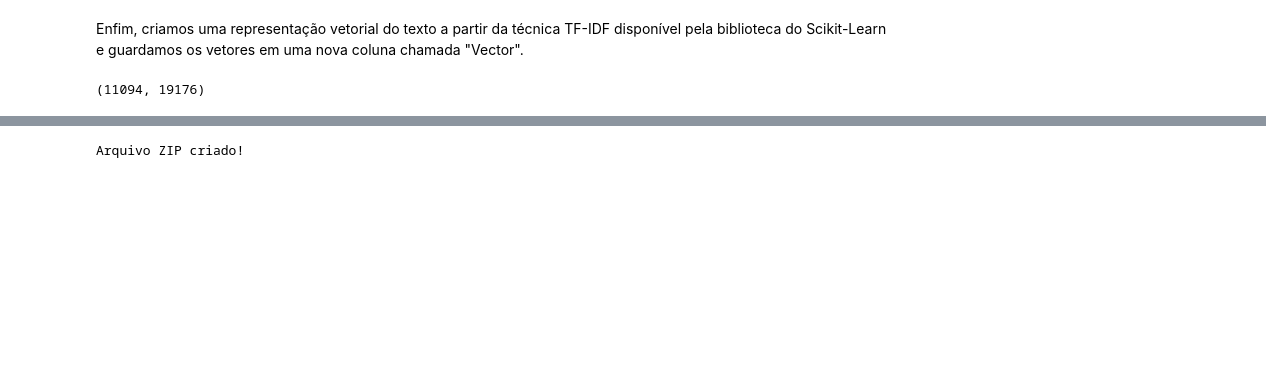
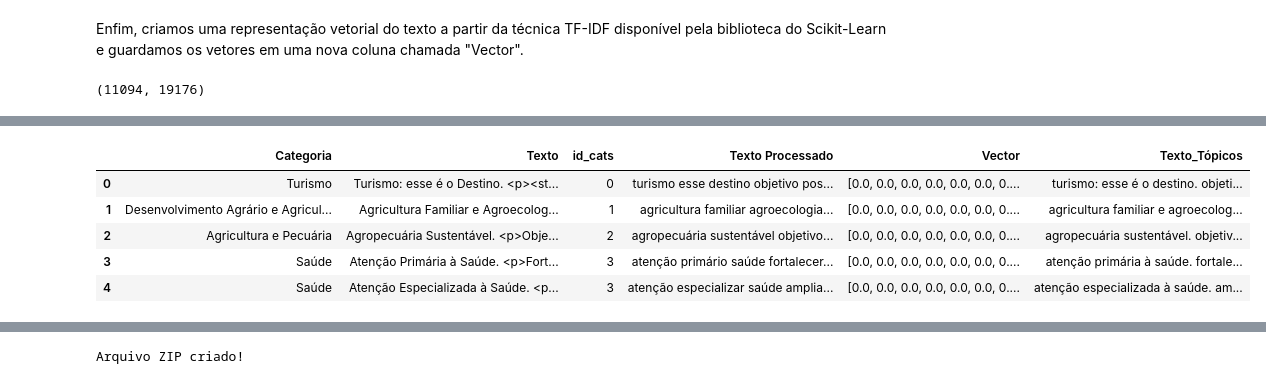
Before and after one commit to ResidenciaTICBrisa/BP-Classificador-de-Propostas, a Jupyter notebook: processo_de_desenvolvimento.ipynb, the cells around one changed output, grey strips where cells are left out. Saved outputs shown, nothing was run; the diff lists cells and outputs as text; code cells hidden in the pictures; blank space fills up the shorter version.

```diff
--- a/processo_de_desenvolvimento.ipynb
+++ b/processo_de_desenvolvimento.ipynb
@@ -320,0 +364,18 @@ propostas['Vector'] = docs.tolist()
+# %%
+def cleaning(text):
+  text = re.sub(REGX_HTML, '', text)  # Removendo tags HTML
+  text = re.sub(REGX_ENDING, '', text)  # Removendo texto desnecessário no final
+  text = text.lower()
+
+  return text
+
+# Cleaning text from column "Texto"
+propostas['Texto_Tópicos'] = propostas['Texto'].apply(cleaning)
+propostas.head()
+# %% [output]
+|  | Categoria | Texto | id_cats | Texto Processado | Vector | Texto_Tópicos |
+| 0 | Turismo | Turismo: esse é o Destino. <p><st... | 0 | turismo esse destino objetivo pos... | [0.0, 0.0, 0.0, 0.0, 0.0, 0.0, 0.... | turismo: esse é o destino. objeti... |
+| 1 | Desenvolvimento Agrário e Agricul... | Agricultura Familiar e Agroecolog... | 1 | agricultura familiar agroecologia... | [0.0, 0.0, 0.0, 0.0, 0.0, 0.0, 0.... | agricultura familiar e agroecolog... |
+| 2 | Agricultura e Pecuária | Agropecuária Sustentável. <p>Obje... | 2 | agropecuária sustentável objetivo... | [0.0, 0.0, 0.0, 0.0, 0.0, 0.0, 0.... | agropecuária sustentável. objetiv... |
+| 3 | Saúde | Atenção Primária à Saúde. <p>Fort... | 3 | atenção primário saúde fortalecer... | [0.0, 0.0, 0.0, 0.0, 0.0, 0.0, 0.... | atenção primária à saúde. fortale... |
+| 4 | Saúde | Atenção Especializada à Saúde. <p... | 3 | atenção especializar saúde amplia... | [0.0, 0.0, 0.0, 0.0, 0.0, 0.0, 0.... | atenção especializada à saúde. am... |
```
Also changed, not shown: parts of 41 cells of this notebook, 3 other files.
